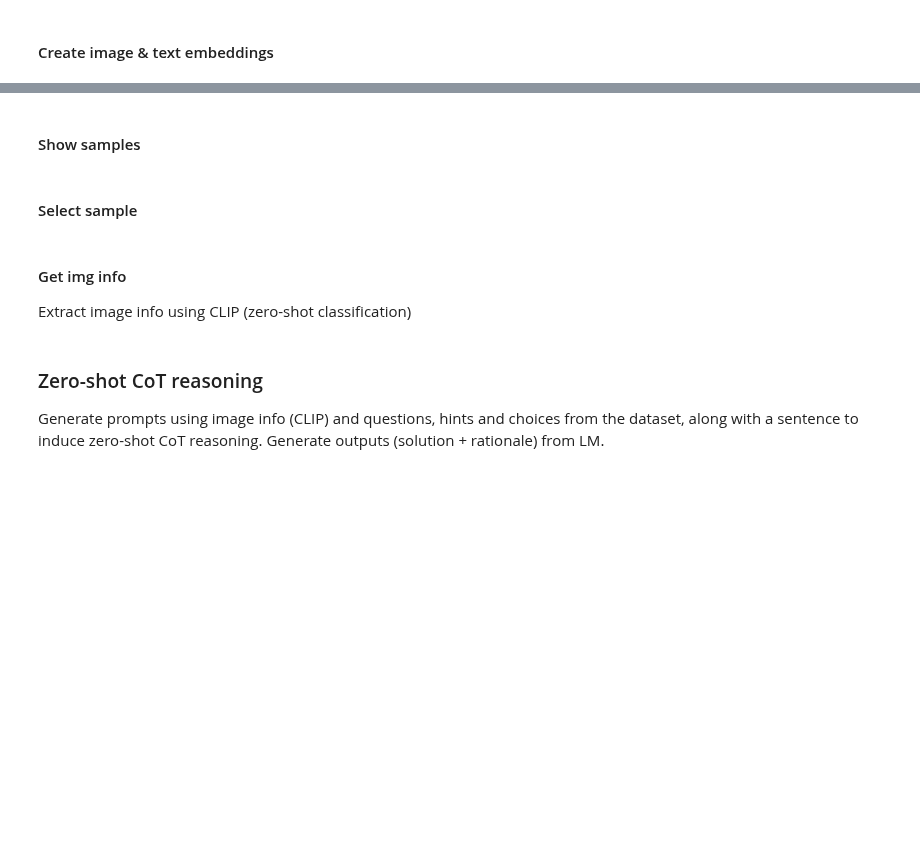
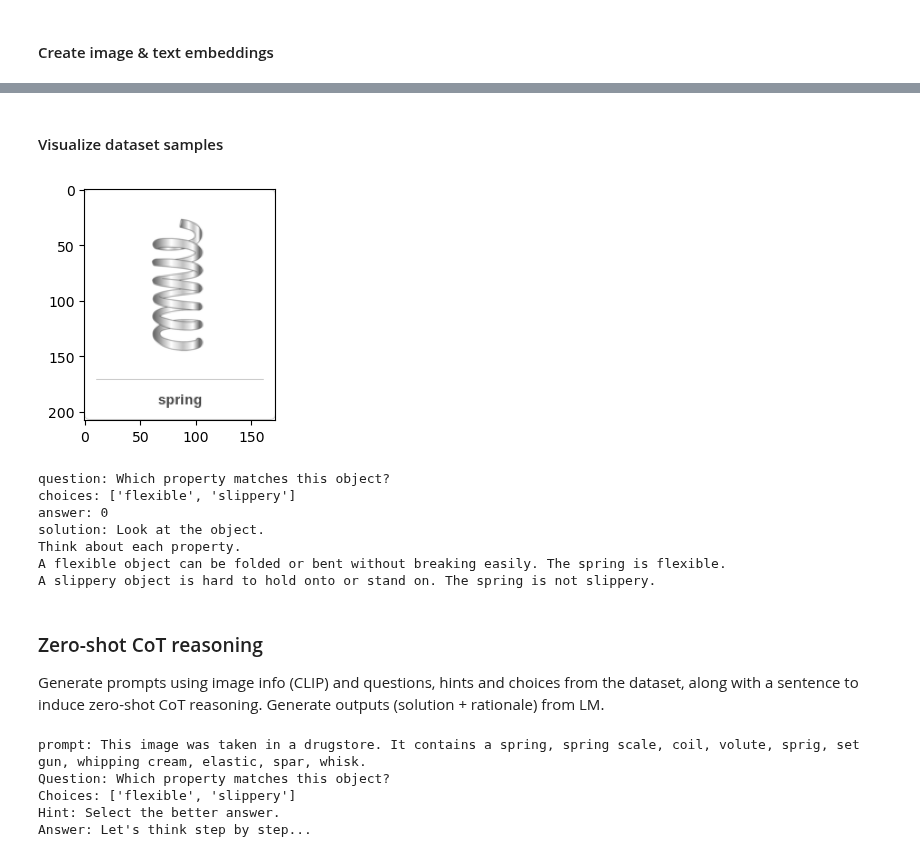
Before and after one commit to milenakapralova/socraticmodels, a Jupyter notebook: notebooks/socratic_mm_reasoning.ipynb, the cells around one changed output, grey strips where cells are left out. Drawn from its saved outputs; the diff is of its cells as text; code cells hidden in the pictures; blank space fills up the shorter version.

```diff
--- a/notebooks/socratic_mm_reasoning.ipynb
+++ b/notebooks/socratic_mm_reasoning.ipynb
@@ -99,3 +72,3 @@ scienceQA_dataset = [sample for sample in scienceQA_dataset if sample['image'] i
 # %% [markdown]
-#### Show samples
+#### Visualize dataset samples
 # %%
@@ -118,20 +111,17 @@ for i, sample in enumerate(scienceQA_dataset[120:130]):
-# %% [markdown]
-#### Select sample
 # %%
-# get sample
-sample_idx = 122
+# select & viz sample
+sample_idx = 142
 sample = scienceQA_dataset[sample_idx]
-# show sample
-# plt.figure(figsize=(5, 5))
+plt.figure(figsize=(3, 3))
 plt.imshow(sample['image'])
-# plt.axis('off')
-# plt.show()
-print('question:', sample['question'])
-print('choices:', sample['choices'])
-print('hint:', sample['hint'])
-print('lecture:', sample['lecture'])
-print('answer:', sample['answer'])
-print('solution:', sample['solution'])
+plt.show()
+print(f'question: {sample["question"]}\nchoices: {sample["choices"]}\nanswer: {sample["answer"]}\nsolution: {sample["solution"]}')
+# %% [output]
+[figure, added]
+question: Which property matches this object?
+choices: ['flexible', 'slippery']
+answer: 0
+solution: Look at the object.
+Think about each property.
+A flexible object can be folded or bent without breaking easily. The spring is flexible.
+A slippery object is hard to hold onto or stand on. The spring is not slippery.
-# %% [markdown]
-#### Get img info
-Extract image info using CLIP (zero-shot classification)
@@ -168,0 +131,10 @@ print(f'\ngt solution: {sample["solution"]}\ngt answer: {sample["answer"]}')
+# %%
+# compose prompt
+prompt = prompt_generator.create_cot_prompt(sample, clip_manager, vocab_manager, place_feats, obj_feats)
+print(f'prompt: {prompt}\n')
+# %% [output]
+prompt: This image was taken in a drugstore. It contains a spring, spring scale, coil, volute, sprig, set gun, whipping cream, elastic, spar, whisk.
+Question: Which property matches this object?
+Choices: ['flexible', 'slippery']
+Hint: Select the better answer.
+Answer: Let's think step by step...
```
Also changed, not shown: parts of 32 cells of this notebook, 2 other files.
